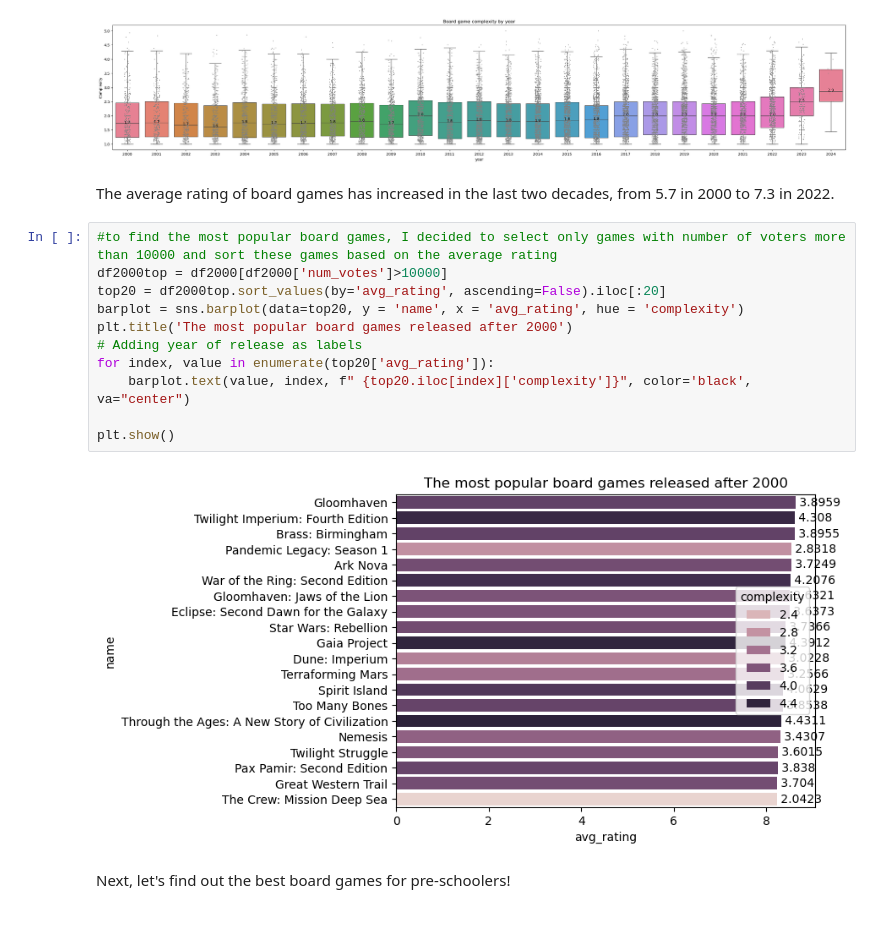
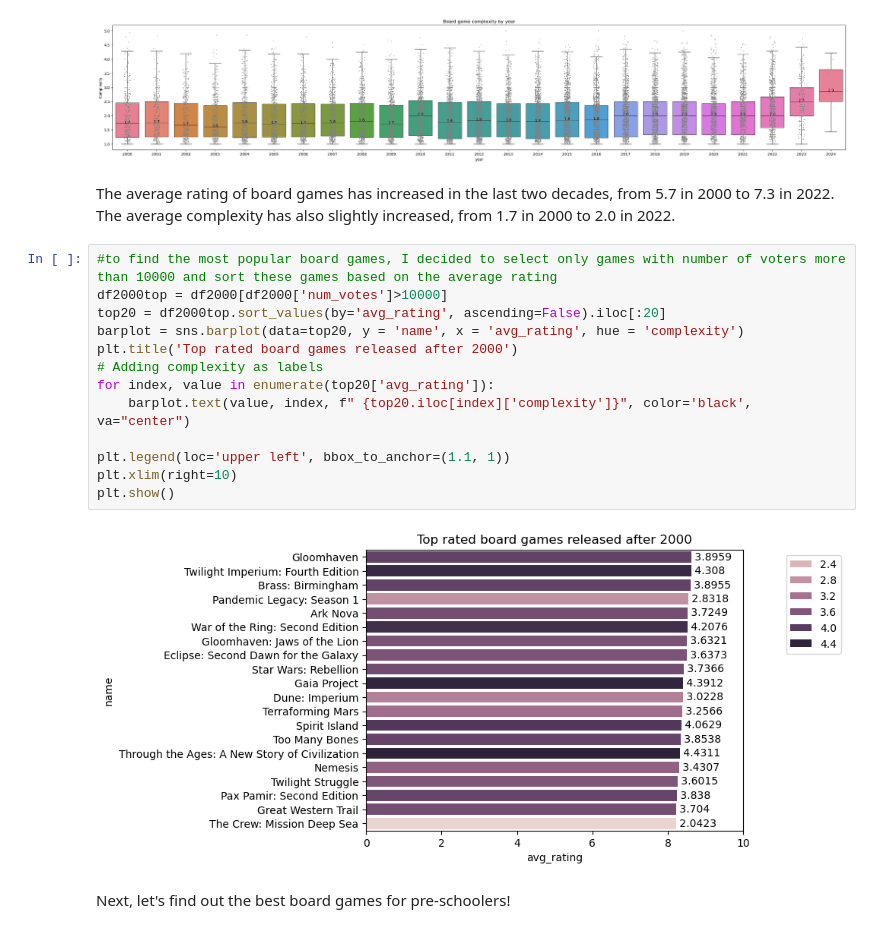
Before and after one commit to Katsiaryna-B/BoardGames, a Jupyter notebook: BG.ipynb, the cells around one changed output. Saved outputs shown, nothing was run; the diff lists cells and outputs as text.

```diff
--- a/BG.ipynb
+++ b/BG.ipynb
@@ -278,20 +278,22 @@ plt.show()
 # %% [output]
 [figure]
 # %% [markdown]
-The average rating of board games has increased in the last two decades, from 5.7 in 2000 to 7.3 in 2022.
+The average rating of board games has increased in the last two decades, from 5.7 in 2000 to 7.3 in 2022. The average complexity has also slightly increased, from 1.7 in 2000 to 2.0 in 2022.
 # %%
 #to find the most popular board games, I decided to select only games with number of voters more than 10000 and sort these games based on the average rating
 df2000top = df2000[df2000['num_votes']>10000]
 top20 = df2000top.sort_values(by='avg_rating', ascending=False).iloc[:20]
 barplot = sns.barplot(data=top20, y = 'name', x = 'avg_rating', hue = 'complexity')
-plt.title('The most popular board games released after 2000')
-# Adding year of release as labels
+plt.title('Top rated board games released after 2000')
+# Adding complexity as labels
 for index, value in enumerate(top20['avg_rating']):
     barplot.text(value, index, f" {top20.iloc[index]['complexity']}", color='black', va="center")
 
+plt.legend(loc='upper left', bbox_to_anchor=(1.1, 1))
+plt.xlim(right=10)
 plt.show()
 # %% [output]
-[figure, old version]
+[figure, new version]
 # %% [markdown]
 Next, let's find out the best board games for pre-schoolers!
 # %%
```
Also changed, not shown: parts of 4 cells of this notebook.
